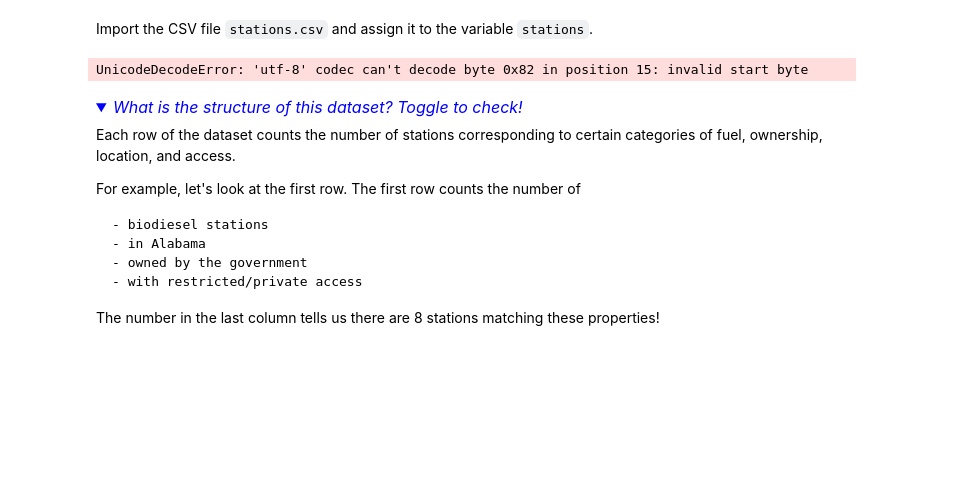
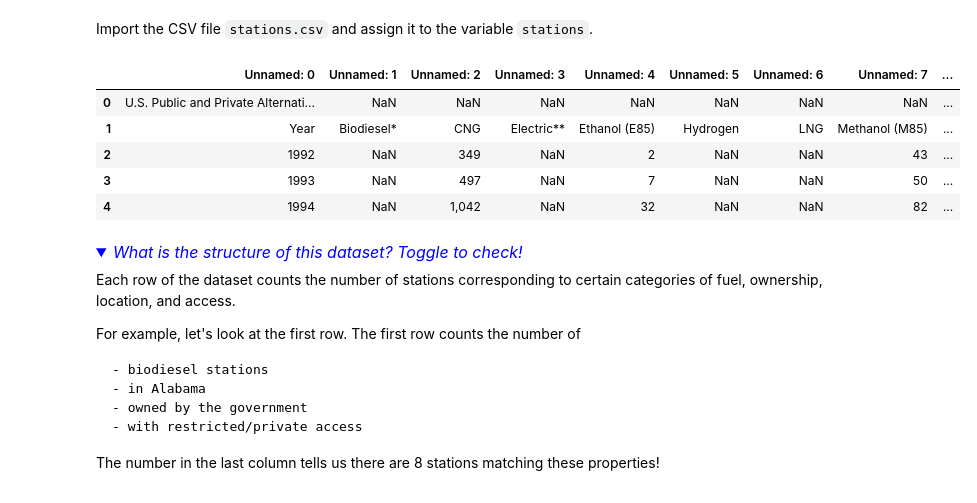
Before and after one commit to dannicolau7/Electric-Vehicle-Stations, a Jupyter notebook: stations/notebook.ipynb, the cells around one changed output. Saved outputs shown, nothing was run; the diff lists cells and outputs as text; code cells hidden in the pictures; folded sections open; blank space fills up the shorter version.

Commit message:
stations

```diff
--- a/notebook.ipynb
+++ b/stations/notebook.ipynb
@@ -8,11 +8,16 @@ Import the CSV file `stations.csv` and assign it to the variable `stations`.
 # %%
 import pandas as pd
 
-stations = pd.read_csv('')
+stations = pd.read_csv('stations.csv')
 # show output
 stations.head()
 # %% [output]
-UnicodeDecodeError: 'utf-8' codec can't decode byte 0x82 in position 15: invalid start byte
+|  | Unnamed: 0 | Unnamed: 1 | Unnamed: 2 | Unnamed: 3 | Unnamed: 4 | Unnamed: 5 | Unnamed: 6 | Unnamed: 7 | ... |
+| 0 | U.S. Public and Private Alternati... | NaN | NaN | NaN | NaN | NaN | NaN | NaN | ... |
+| 1 | Year | Biodiesel* | CNG | Electric** | Ethanol (E85) | Hydrogen | LNG | Methanol (M85) | ... |
+| 2 | 1992 | NaN | 349 | NaN | 2 | NaN | NaN | 43 | ... |
+| 3 | 1993 | NaN | 497 | NaN | 7 | NaN | NaN | 50 | ... |
+| 4 | 1994 | NaN | 1,042 | NaN | 32 | NaN | NaN | 82 | ... |
 # %% [markdown]
 <details>
     <summary style="display:list-item; font-size:16px; color:blue;"><i>What is the structure of this dataset? Toggle to check!</i></summary>
```
Also changed, not shown: 9 other files.
